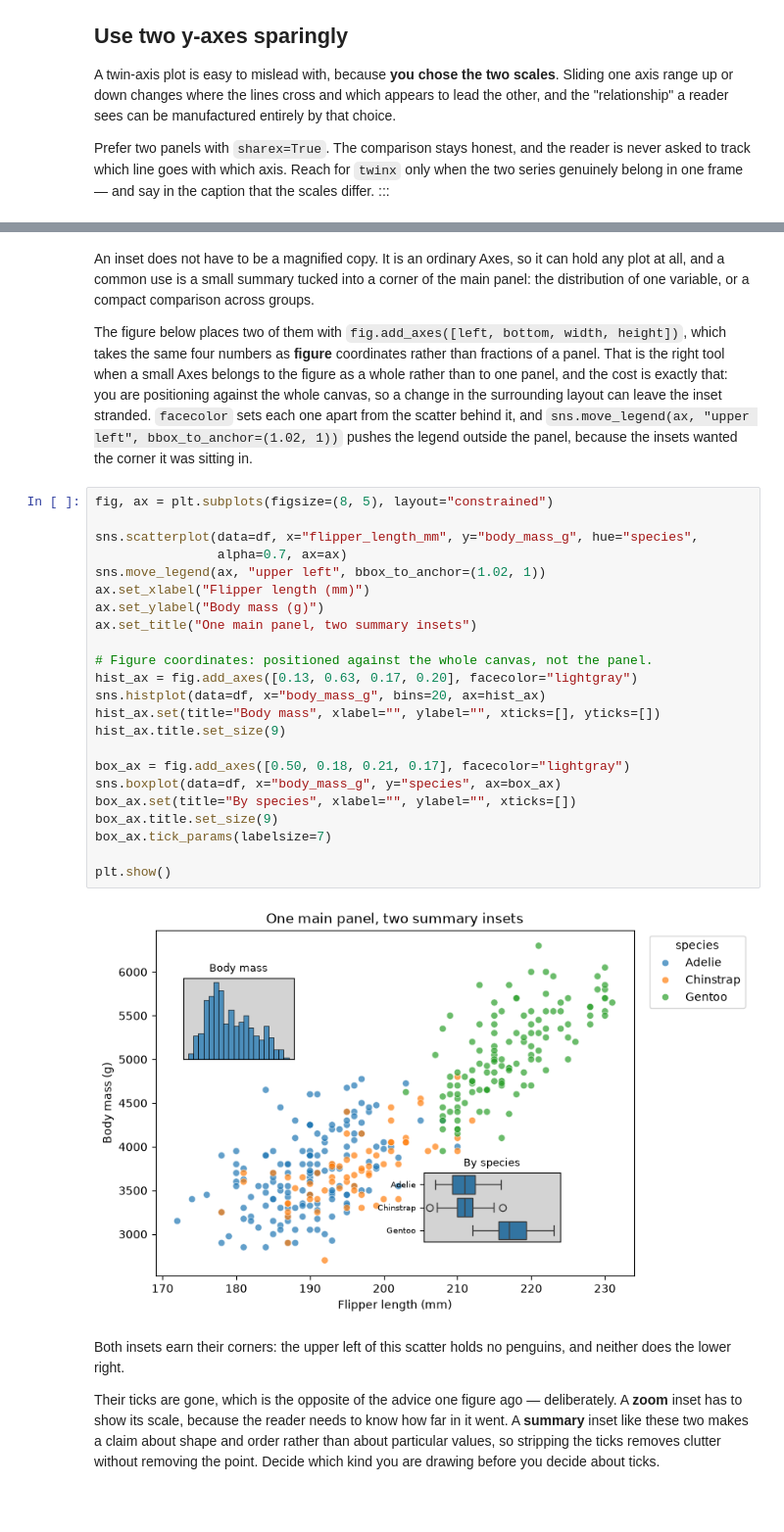
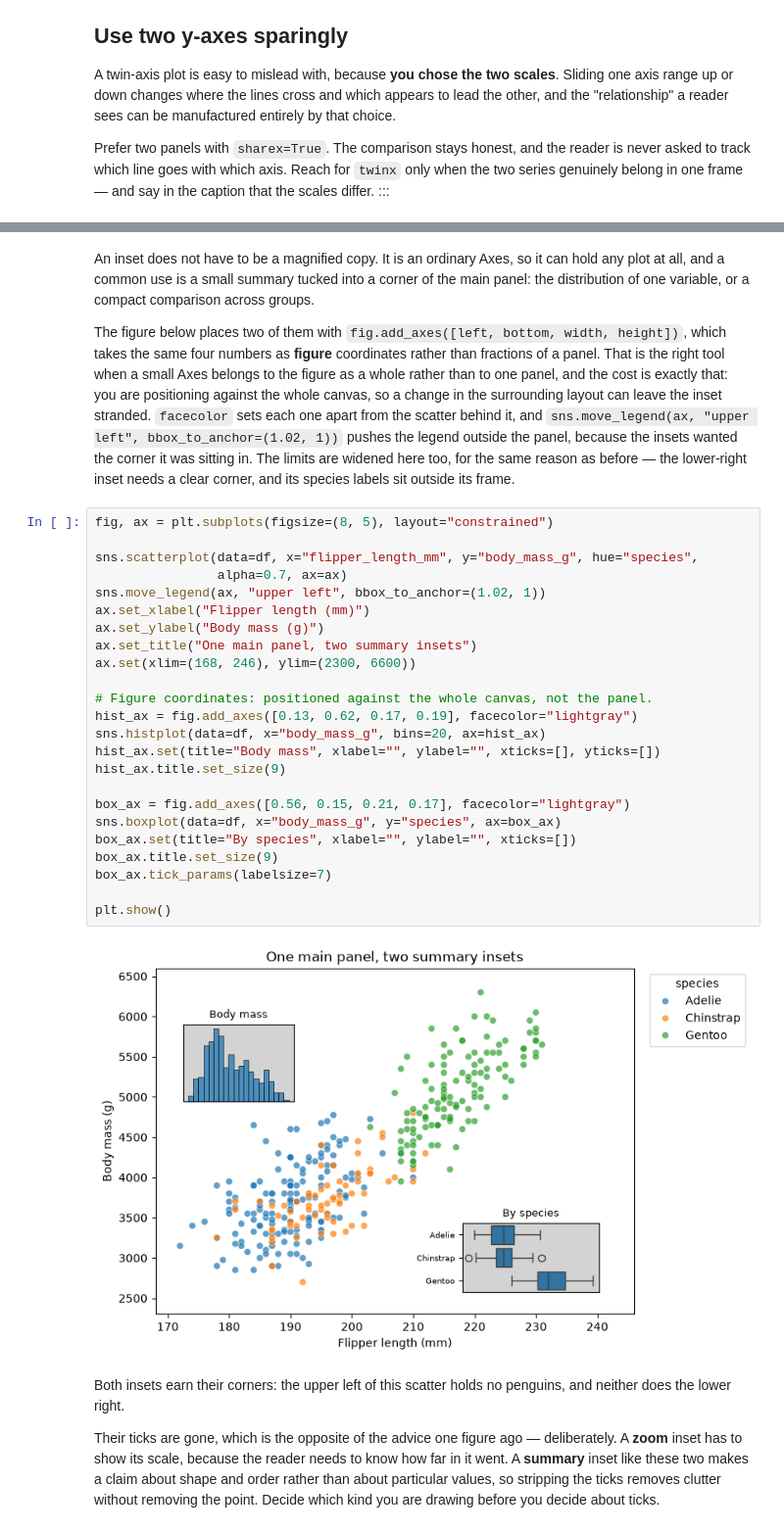
Before and after one commit to Lizhen0909/nu-stat303-1-sec20-coursebook-clean, a Jupyter notebook: teaching-materials/stat303-data-visualization-2/data_viz_2_examples.ipynb, the cells around one changed output, grey strips where cells are left out. Shown at 98% size. Cells and saved outputs as stored; diff of their text form; blank space fills up the shorter version.

```diff
--- a/teaching-materials/stat303-data-visualization-2/data_viz_2_examples.ipynb
+++ b/teaching-materials/stat303-data-visualization-2/data_viz_2_examples.ipynb
@@ -907,32 +917,35 @@ than to one panel, and the cost is exactly that: you are positioning against the
 canvas, so a change in the surrounding layout can leave the inset stranded. `facecolor`
 sets each one apart from the scatter behind it, and
 `sns.move_legend(ax, "upper left", bbox_to_anchor=(1.02, 1))` pushes the legend outside
-the panel, because the insets wanted the corner it was sitting in.
+the panel, because the insets wanted the corner it was sitting in. The limits are widened
+here too, for the same reason as before — the lower-right inset needs a clear corner, and
+its species labels sit outside its frame.
 # %%
 fig, ax = plt.subplots(figsize=(8, 5), layout="constrained")
 
 sns.scatterplot(data=df, x="flipper_length_mm", y="body_mass_g", hue="species",
                 alpha=0.7, ax=ax)
 sns.move_legend(ax, "upper left", bbox_to_anchor=(1.02, 1))
 ax.set_xlabel("Flipper length (mm)")
 ax.set_ylabel("Body mass (g)")
 ax.set_title("One main panel, two summary insets")
+ax.set(xlim=(168, 246), ylim=(2300, 6600))
 
 # Figure coordinates: positioned against the whole canvas, not the panel.
-hist_ax = fig.add_axes([0.13, 0.63, 0.17, 0.20], facecolor="lightgray")
+hist_ax = fig.add_axes([0.13, 0.62, 0.17, 0.19], facecolor="lightgray")
 sns.histplot(data=df, x="body_mass_g", bins=20, ax=hist_ax)
 hist_ax.set(title="Body mass", xlabel="", ylabel="", xticks=[], yticks=[])
 hist_ax.title.set_size(9)
 
-box_ax = fig.add_axes([0.50, 0.18, 0.21, 0.17], facecolor="lightgray")
+box_ax = fig.add_axes([0.56, 0.15, 0.21, 0.17], facecolor="lightgray")
 sns.boxplot(data=df, x="body_mass_g", y="species", ax=box_ax)
 box_ax.set(title="By species", xlabel="", ylabel="", xticks=[])
 box_ax.title.set_size(9)
 box_ax.tick_params(labelsize=7)
 
 plt.show()
 # %% [output]
-[figure, old version]
+[figure, new version]
 # %% [markdown]
 Both insets earn their corners: the upper left of this scatter holds no penguins, and
 neither does the lower right.
```
Also changed, not shown: parts of 3 cells of this notebook, 34 other files.
